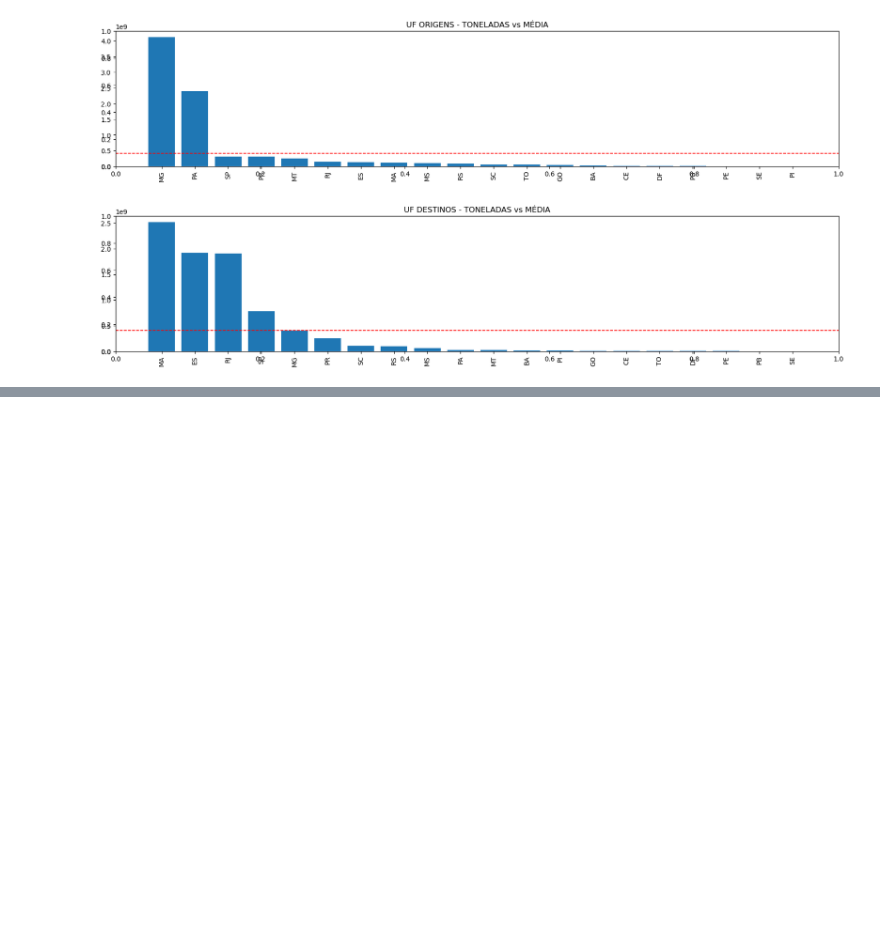
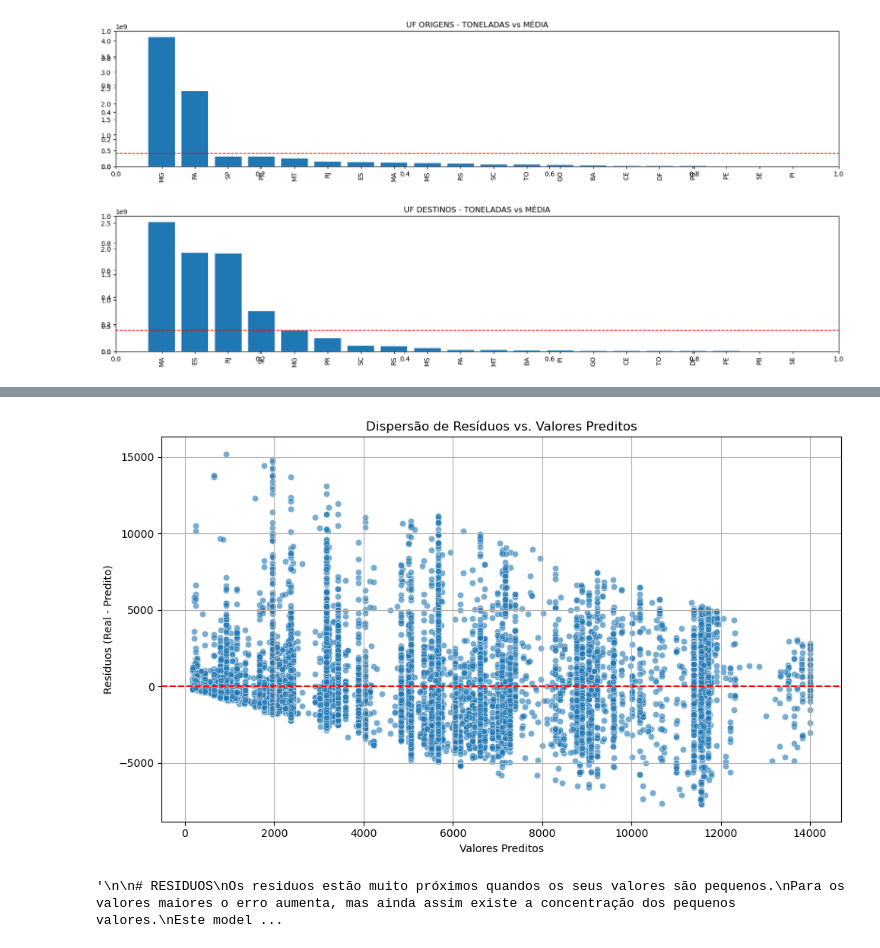
Before and after one commit to iugamil/ANTT_FERROVIAS_TONELADAS, a Jupyter notebook: 01-ANTT_FERROVIAS_RANDOMFOREST.ipynb, the cells around one changed output, grey strips where cells are left out. Drawn from its saved outputs; the diff is of its cells as text; code cells hidden in the pictures; blank space fills up the shorter version.

```diff
--- a/01-ANTT_FERROVIAS_RANDOMFOREST.ipynb
+++ b/01-ANTT_FERROVIAS_RANDOMFOREST.ipynb
@@ -477,0 +655,33 @@ R²: 0.8469165190819087
+# %%
+# 1. Calcular os resíduos
+residuos = y_test - y_pred_test
+
+# 2. Plotar gráfico de resíduos
+plt.figure(figsize=(10, 6))
+sns.scatterplot(x=y_pred_test, y=residuos, alpha=0.6)
+plt.axhline(y=0, color='red', linestyle='--')
+plt.title("Dispersão de Resíduos vs. Valores Preditos")
+plt.xlabel("Valores Preditos")
+plt.ylabel("Resíduos (Real - Predito)")
+plt.grid(True)
+plt.tight_layout()
+plt.show()
+
+
+'''
+
+# RESIDUOS
+Os residuos estão muito próximos quandos os seus valores são pequenos.
+Para os valores maiores o erro aumenta, mas ainda assim existe a concentração dos pequenos valores.
+Este modelo está apresentando heterocedasticidade atenuada, a suposição de linearidade para alcancar a
+homocedasticidade não está sendo atendido.
+
+
+# REMOVER OUTLIERS
+Vamos remover os valores acima do 3 quartil, deixando apenas quem é menor ou igual.
+desta forma poderemos ter mais assertividade e dispersão homocedastica dos residuos.
+
+'''
+# %% [output]
+[figure, added]
+'\n\n# RESIDUOS\nOs residuos estão muito próximos quandos os seus valores são pequenos.\nPara os valores maiores o erro aumenta, mas ainda assim existe a concentração dos pequenos valores.\nEste model ...
```
Also changed, not shown: parts of 4 cells of this notebook.
